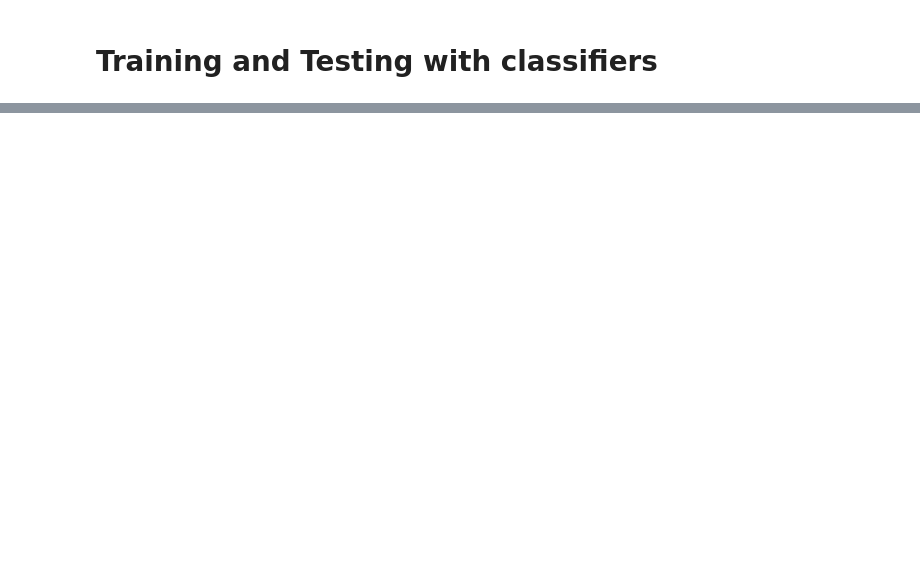
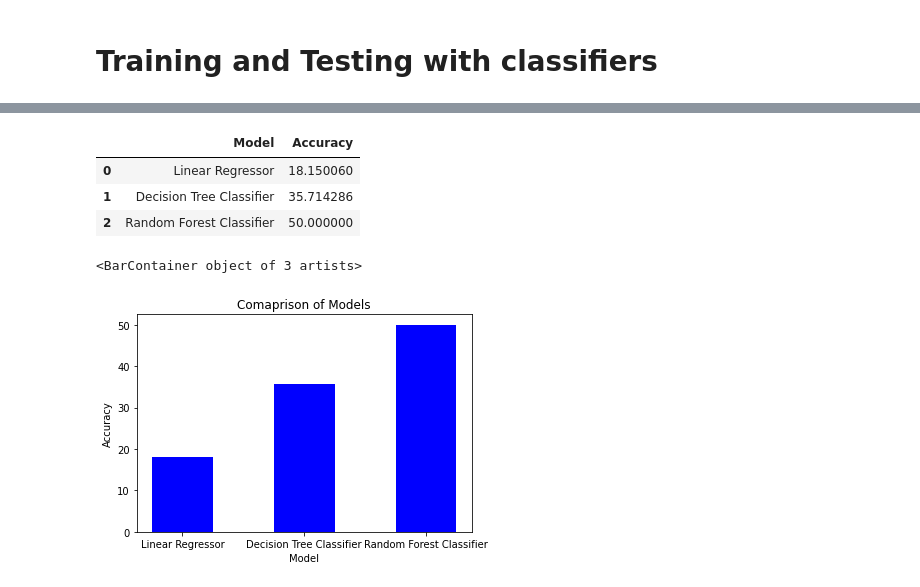
Before and after one commit to Deepak345/answer_evaluator, a Jupyter notebook: explore_abinash.ipynb, the cells around one changed output, grey strips where cells are left out. Drawn from its saved outputs; the diff is of its cells as text; code cells hidden in the pictures; blank space fills up the shorter version.

```diff
--- a/explore_abinash.ipynb
+++ b/explore_abinash.ipynb
@@ -176,3 +148,10 @@ def train_classifier(clf, feature_train, labels_train):
 # %%
 def predict_labels(clf, features):
     return (clf.predict(features))
+# %%
+%%time
+
+clf = train_classifier(lr, x_train, y_train)
+pred = predict_labels(lr,x_test)
+pd_estimator.append(('Linear Regressor', clf.score(x_test, y_test)*100))
+print('Accuracy: ',clf.score(x_test, y_test)*100)
@@ -179,9 +162,8 @@ def predict_labels(clf, features):
 # %%
 %%time
 
-clf = train_classifier(lrc, x_train, y_train)
-pred = predict_labels(lrc,x_test)
-pred_scores.append(('Logistic Regression Classifier', [accuracy_score(y_test,pred)*100]))
-pds.append(accuracy_score(y_test,pred)*100)
+clf = train_classifier(dtc, x_train, y_train)
+pred = predict_labels(dtc,x_test)
+pd_estimator.append(('Decision Tree Classifier', clf.score(x_test, y_test)*100))
 print('Accuracy: ',clf.score(x_test, y_test)*100)
 # %% [output]
@@ -188,0 +173,7 @@ ValueError: Unknown label type: 'continuous'
+# %%
+%%time
+
+clf = train_classifier(rfc, x_train, y_train)
+pred = predict_labels(rfc,x_test)
+pd_estimator.append(('Random Forest Classifier', clf.score(x_test, y_test)*100))
+print('Accuracy: ',clf.score(x_test, y_test)*100)
@@ -188,0 +184,18 @@ ValueError: Unknown label type: 'continuous'
+# %%
+scoring = pd.DataFrame(pd_estimator, columns=['Model', 'Accuracy'])
+scoring
+# %% [output]
+|  | Model | Accuracy |
+| 0 | Linear Regressor | 18.150060 |
+| 1 | Decision Tree Classifier | 35.714286 |
+| 2 | Random Forest Classifier | 50.000000 |
+# %%
+x = scoring['Model']
+y = scoring['Accuracy']
+plt.xlabel('Model')
+plt.ylabel('Accuracy')
+plt.title('Comaprison of Models')
+plt.bar(x, y, color='#96b5e3', width=0.5)
+# %% [output]
+<BarContainer object of 3 artists>
+[figure, added]
```
Also changed, not shown: parts of 15 cells of this notebook.
